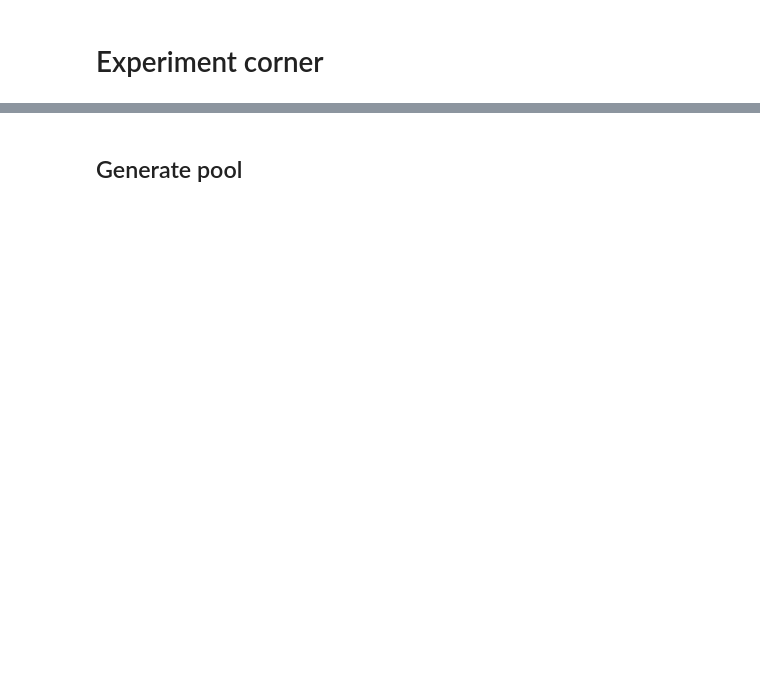
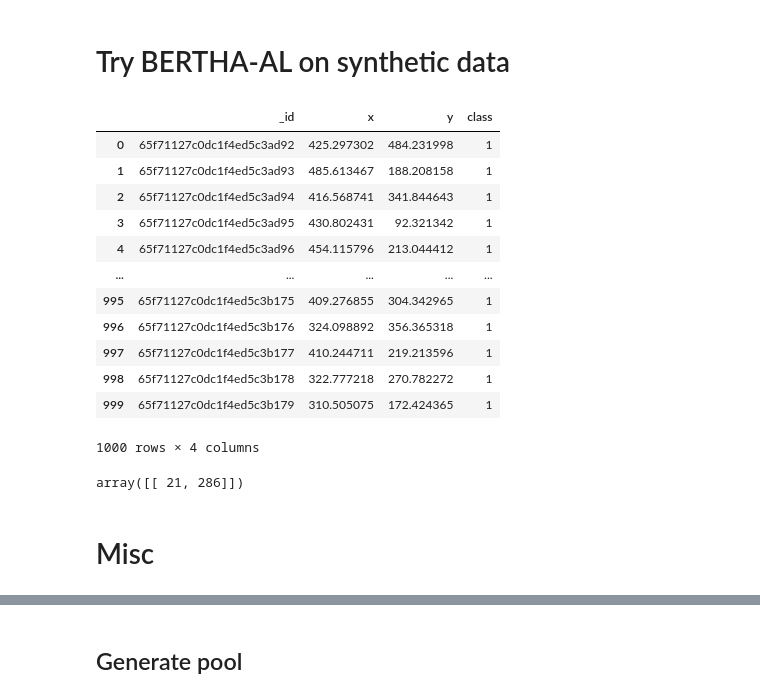
Before and after one commit to emiresenov/Masters-Thesis, a Jupyter notebook: active_learning/BERTHA-AL.ipynb, the cells around one changed output, grey strips where cells are left out. Cells and saved outputs as stored; diff of their text form; code cells hidden in the pictures; blank space fills up the shorter version.

Commit message:
BERTHA-AL first tests complete

```diff
--- a/active_learning/BERTHA-AL.ipynb
+++ b/active_learning/BERTHA-AL.ipynb
@@ -127,0 +149,22 @@ array([[22, 71, 36]])
+# %% [markdown]
+# Try BERTHA-AL on synthetic data
+# %%
+collection = db.synthetic
+# %%
+testdf = pd.DataFrame(list(collection.find()))
+# %%
+testdf
+# %% [output]
+|  | _id | x | y | class |
+| 0 | 65f71127c0dc1f4ed5c3ad92 | 425.297302 | 484.231998 | 1 |
+| 1 | 65f71127c0dc1f4ed5c3ad93 | 485.613467 | 188.208158 | 1 |
+| 2 | 65f71127c0dc1f4ed5c3ad94 | 416.568741 | 341.844643 | 1 |
+| 3 | 65f71127c0dc1f4ed5c3ad95 | 430.802431 | 92.321342 | 1 |
+| 4 | 65f71127c0dc1f4ed5c3ad96 | 454.115796 | 213.044412 | 1 |
+| ... | ... | ... | ... | ... |
+| 995 | 65f71127c0dc1f4ed5c3b175 | 409.276855 | 304.342965 | 1 |
+| 996 | 65f71127c0dc1f4ed5c3b176 | 324.098892 | 356.365318 | 1 |
+| 997 | 65f71127c0dc1f4ed5c3b177 | 410.244711 | 219.213596 | 1 |
+| 998 | 65f71127c0dc1f4ed5c3b178 | 322.777218 | 270.782272 | 1 |
+| 999 | 65f71127c0dc1f4ed5c3b179 | 310.505075 | 172.424365 | 1 |
+1000 rows × 4 columns
@@ -128,5 +177,9 @@ array([[22, 71, 36]])
+# %%
+alb.get_process_params()
+# %% [output]
+array([[ 21, 286]])
 # %% [markdown]
-# Experiment corner
+# Misc
 # %%
 class Test:
 
```
Also changed, not shown: parts of 11 cells of this notebook, 2 other files.
